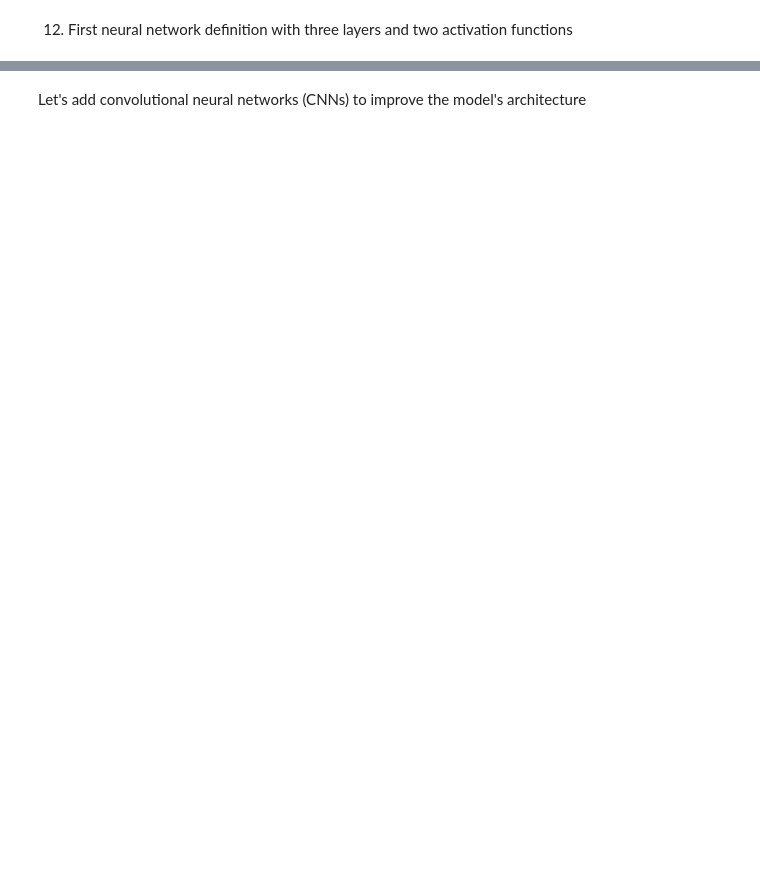
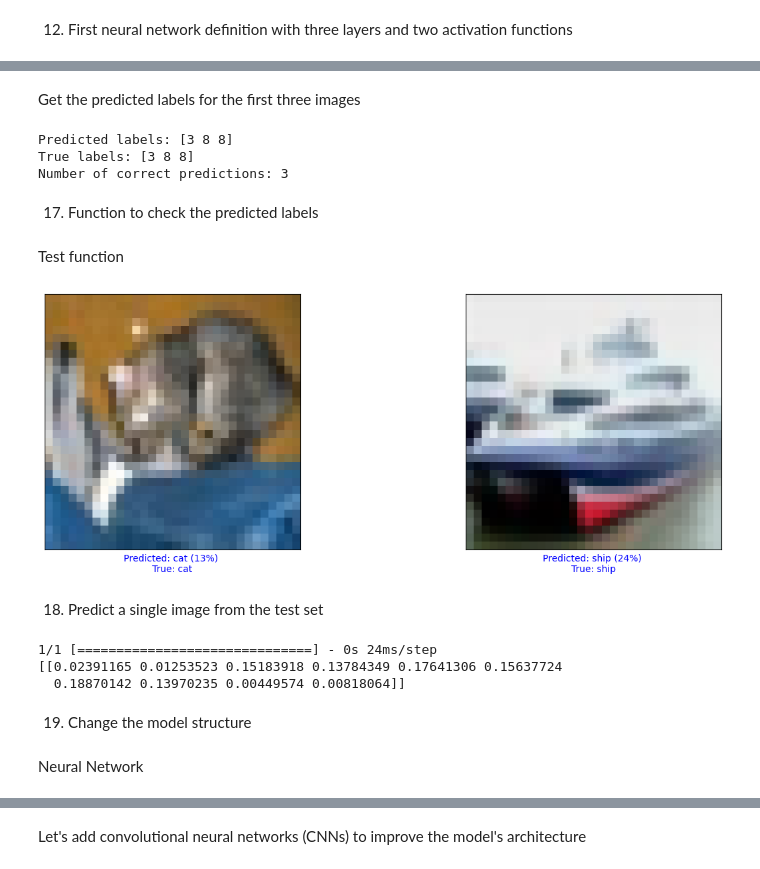
Before and after one commit to nada912/Neural-Networks, a Jupyter notebook: Neural_Networks.ipynb, the cells around one changed output, grey strips where cells are left out. Drawn from its saved outputs; the diff is of its cells as text; code cells hidden in the pictures; blank space fills up the shorter version.

```diff
--- a/Neural_Networks.ipynb
+++ b/Neural_Networks.ipynb
@@ -158,0 +155,2 @@ model = keras.Sequential([
+# %%
+model.fit(train_images_normalized, train_labels, epochs=10)  # epochs is the nb of times the model learns from the complete training dataset
@@ -158,0 +187,2 @@ model = keras.Sequential([
+# %%
+predictions = model.predict(test_images_normalized)
@@ -158,0 +191,73 @@ model = keras.Sequential([
+# %% [markdown]
+Get the predicted labels for the first three images
+# %%
+predicted_labels = np.argmax(predictions[:3], axis=1)
+
+# Get the true labels for the first three images
+true_labels = test_labels[:3].flatten()
+
+# Compare the predicted labels with the true labels
+correct_predictions = np.sum(predicted_labels == true_labels)
+
+print(f"Predicted labels: {predicted_labels}")
+print(f"True labels: {true_labels}")
+print(f"Number of correct predictions: {correct_predictions}")
+# %% [output]
+Predicted labels: [3 8 8]
+True labels: [3 8 8]
+Number of correct predictions: 3
+# %% [markdown]
+17. Function to check the predicted labels
+# %%
+def display_images_with_labels(images, true_labels, predicted_labels, class_names, probabilities):
+    plt.figure(figsize=(15, 5))
+
+    for i in range(len(images)):
+        plt.subplot(1, len(images), i + 1)
+
+        # Display the image
+        plt.imshow(images[i])
+        plt.xticks([])
+        plt.yticks([])
+
+        # Set label color based on correctness
+        if true_labels[i] == predicted_labels[i]:
+            label_color = 'blue'
+        else:
+            label_color = 'red'
+
+        # Display the label with probability and percentage in blue or red
+        predicted_class = class_names[predicted_labels[i]]
+        true_class = class_names[true_labels[i]]
+        confidence_percentage = round(probabilities[i][predicted_labels[i]] * 100)
+        label_text = f"Predicted: {predicted_class} ({confidence_percentage}%) \nTrue: {true_class}"
+        plt.xlabel(label_text, color=label_color)
+
+    plt.show()
+# %% [markdown]
+Test function
+# %%
+display_images_with_labels(test_images_normalized[:2], test_labels[:2].flatten(), predicted_labels[:2], class_names, predictions[:2])
+# %% [output]
+[figure, added]
+# %% [markdown]
+18. Predict a single image from the test set
+# %%
+single_image = test_images_normalized[5]
+
+# Add a batch dimension using np.expand_dims to not encounter shape mismatch error
+single_image_with_batch = np.expand_dims(single_image, axis=0)
+
+# Make a prediction on the single image
+prediction = model.predict(single_image_with_batch)
+
+# We can use prediction to access the probabilities for each class
+print(prediction)
+# %% [output]
+1/1 [==============================] - 0s 24ms/step
+[[0.02391165 0.01253523 0.15183918 0.13784349 0.17641306 0.15637724
+  0.18870142 0.13970235 0.00449574 0.00818064]]
+# %% [markdown]
+19. Change the model structure
+# %% [markdown]
+Neural Network
```
Also changed, not shown: parts of 43 cells of this notebook.
